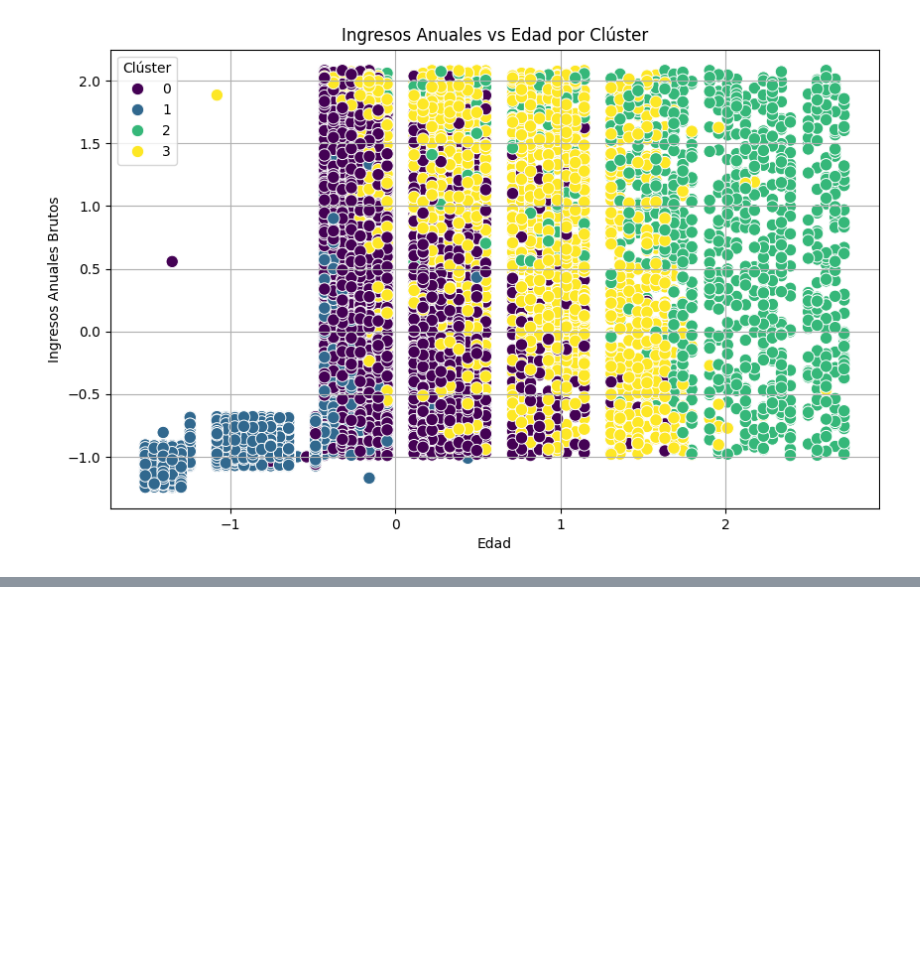
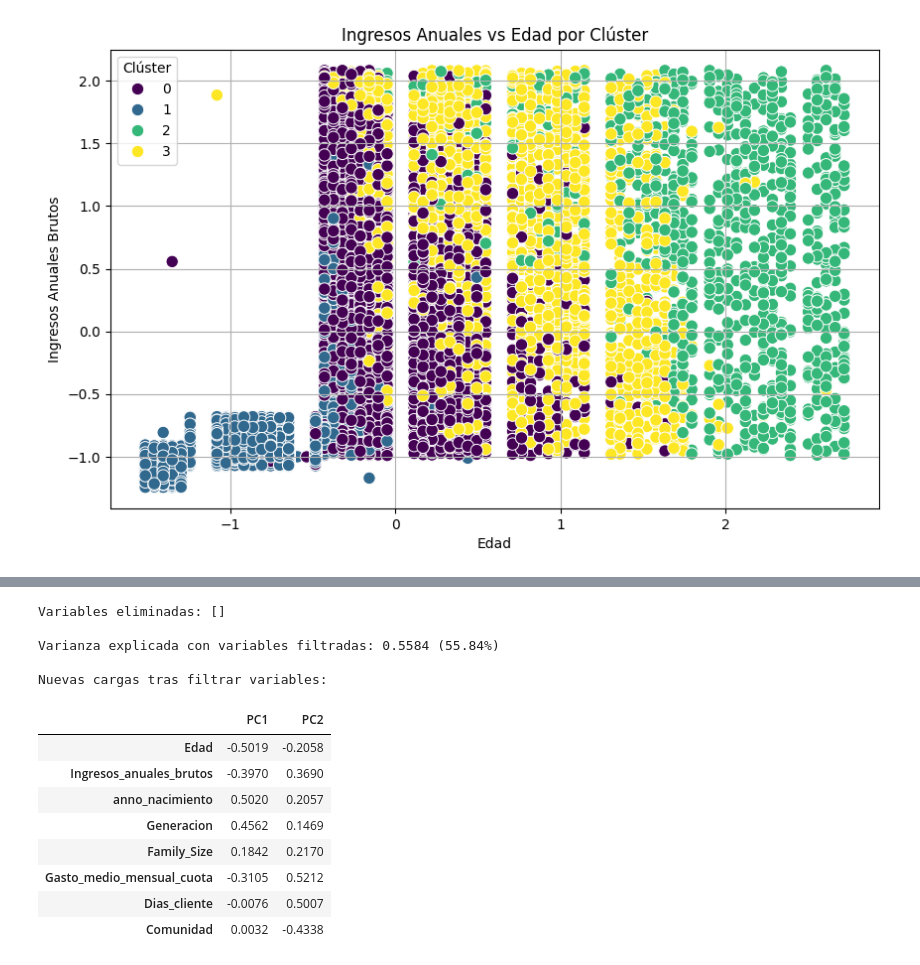
Before and after one commit to seerraa16/Caso02-PCA-y-Clustering, a Jupyter notebook: pca.ipynb, the cells around one changed output, grey strips where cells are left out. Cells and saved outputs as stored; diff of their text form; code cells hidden in the pictures; blank space fills up the shorter version.

```diff
--- a/pca.ipynb
+++ b/pca.ipynb
@@ -413,0 +482,50 @@ plt.show()
+# %%
+# Detectar variables con aportación < 0.2 en ambos componentes
+cargas_abs = cargas.abs()
+variables_poco_aporte = cargas_abs[(cargas_abs['PC1'] < 0.2) & (cargas_abs['PC2'] < 0.2)]
+
+
+# Eliminar variables con poco aporte
+variables_a_quitar = variables_poco_aporte.index.tolist()
+print(f"\nVariables eliminadas: {variables_a_quitar}")
+
+# Crear nuevo dataset con solo las variables útiles
+X_filtrado = X.drop(columns=variables_a_quitar)
+
+# Escalar de nuevo
+
+scaler = StandardScaler()
+X_scaled_filtrado = scaler.fit_transform(X_filtrado)
+
+# Nuevo PCA con 2 componentes
+pca_filtrado = PCA(n_components=2)
+X_pca_filtrado = pca_filtrado.fit_transform(X_scaled_filtrado)
+
+# Varianza explicada total
+var_total = pca_filtrado.explained_variance_ratio_.sum()
+print(f"\nVarianza explicada con variables filtradas: {var_total:.4f} ({var_total*100:.2f}%)")
+
+# Nuevas cargas
+cargas_filtradas = pd.DataFrame(
+    pca_filtrado.components_.T,
+    columns=['PC1', 'PC2'],
+    index=X_filtrado.columns
+)
+
+print("\nNuevas cargas tras filtrar variables:")
+display(cargas_filtradas.round(4))
+# %% [output]
+Variables eliminadas: []
+
+Varianza explicada con variables filtradas: 0.5584 (55.84%)
+
+Nuevas cargas tras filtrar variables:
+|  | PC1 | PC2 |
+| Edad | -0.5019 | -0.2058 |
+| Ingresos_anuales_brutos | -0.3970 | 0.3690 |
+| anno_nacimiento | 0.5020 | 0.2057 |
+| Generacion | 0.4562 | 0.1469 |
+| Family_Size | 0.1842 | 0.2170 |
+| Gasto_medio_mensual_cuota | -0.3105 | 0.5212 |
+| Dias_cliente | -0.0076 | 0.5007 |
+| Comunidad | 0.0032 | -0.4338 |
```
Also changed, not shown: parts of 9 cells of this notebook, 4 other files.
